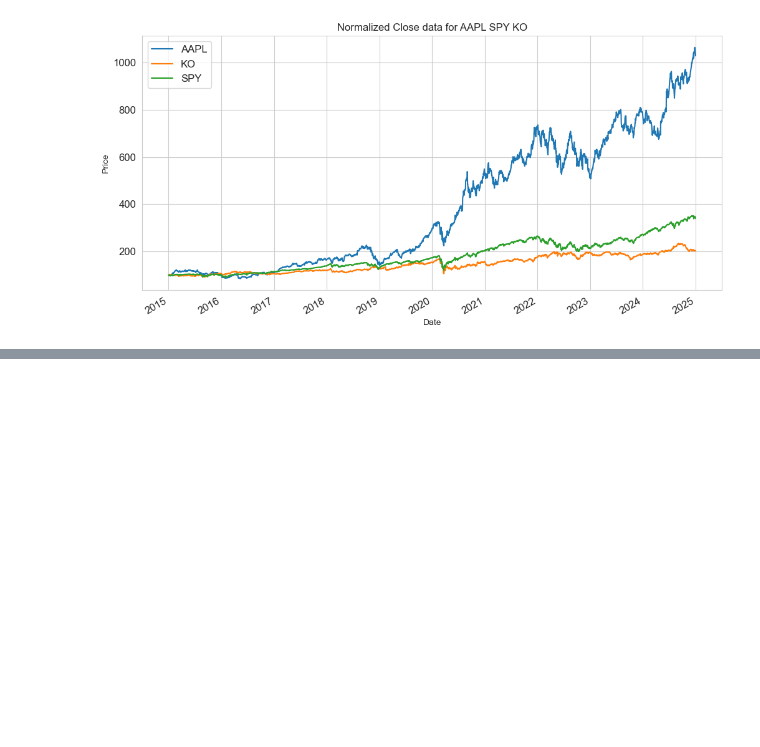
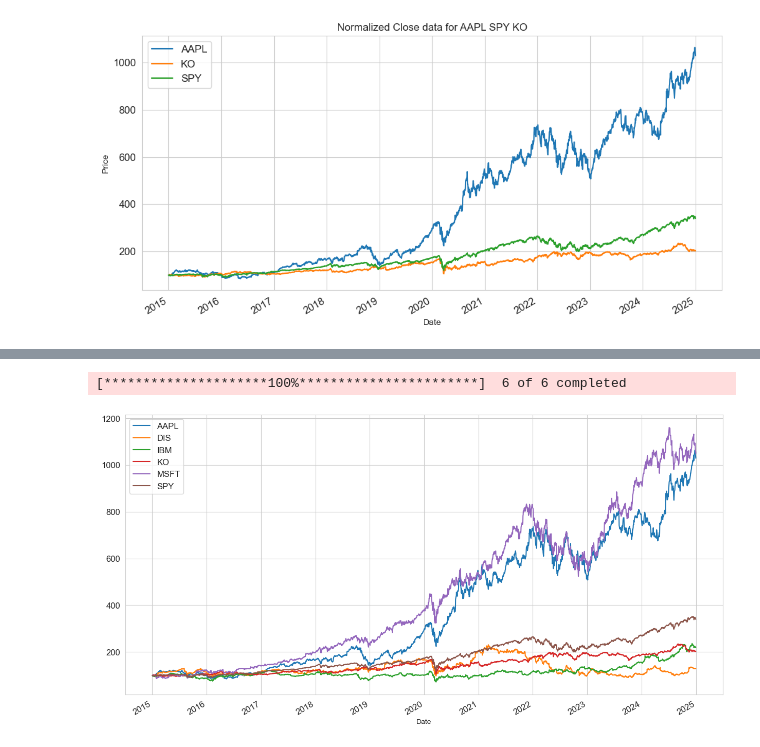
Before and after one commit to collochumba/machine_learning_manafrica, a Jupyter notebook: usd1.ipynb, the cells around one changed output, grey strips where cells are left out. Saved outputs shown, nothing was run; the diff lists cells and outputs as text; code cells hidden in the pictures; blank space fills up the shorter version.

Commit message:
analysing many stock trades and missing values for machine learning

```diff
--- a/usd1.ipynb
+++ b/usd1.ipynb
@@ -590 +600,15 @@ change    5.391053
 dtype: float64
+# %%
+ticker = ["SPY","AAPL","kO","IBM","DIS","MSFT"]
+stocks=yf.download(ticker, start = "2015-01-01" , end = "2025-01-01")
+# %% [output]
+[*********************100%***********************]  6 of 6 completed
+# %%
+close = stocks.loc[ :,"Close"].copy() #choose the close
+normclose=close.div(close.iloc[0]).mul(100)
+# %%
+normclose.plot(figsize=(15,8), fontsize=12)
+plt.legend(fontsize=12)
+plt.show()
+# %% [output]
+[figure, added]
```
Also changed, not shown: parts of 40 cells of this notebook, 5 other files.
